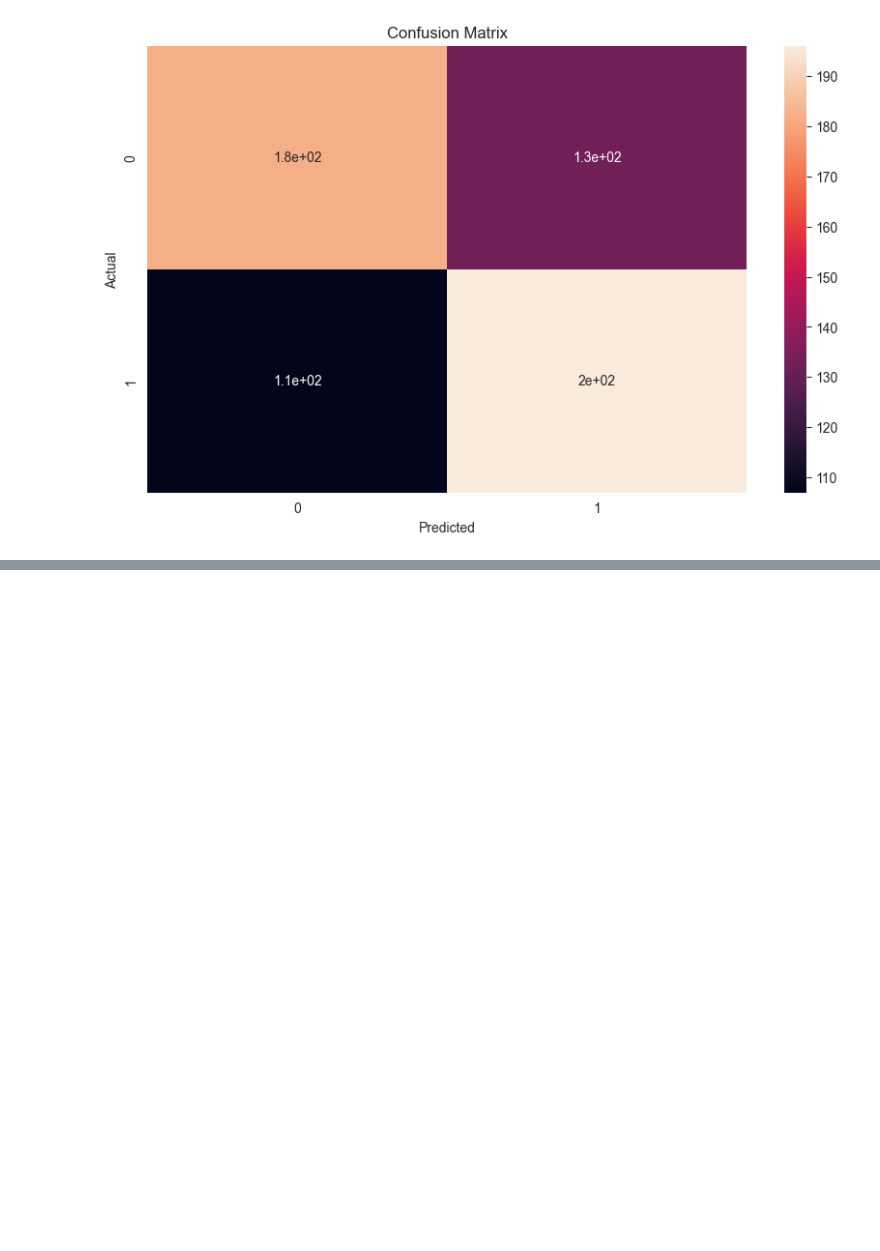
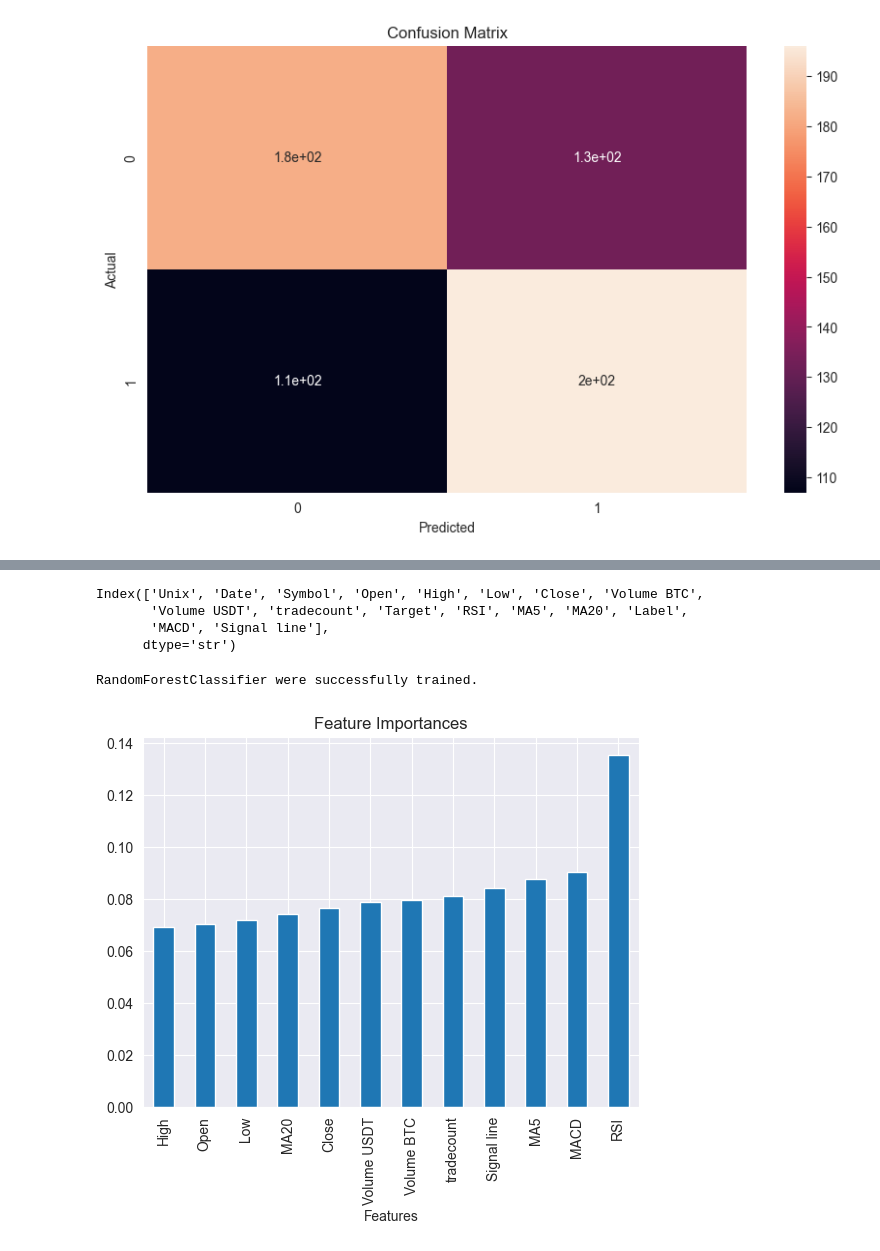
Before and after one commit to Artarazaz/BTC-predection-model, a Jupyter notebook: notebooks/data_preprocesing.ipynb, the cells around one changed output, grey strips where cells are left out. Drawn from its saved outputs; the diff is of its cells as text; code cells hidden in the pictures; blank space fills up the shorter version.

```diff
--- a/notebooks/data_preprocesing.ipynb
+++ b/notebooks/data_preprocesing.ipynb
@@ -560,3 +560,37 @@ df_with_ma.to_csv('../data/daily/BTCUSDT_d+MACD.csv', index=False)
 df_with_macd = pd.read_csv('../data/daily/BTCUSDT_d+MACD.csv')
 # %%
 df_with_macd.dropna(inplace=True)
+# %%
+df_with_macd.columns
+# %% [output]
+Index(['Unix', 'Date', 'Symbol', 'Open', 'High', 'Low', 'Close', 'Volume BTC',
+       'Volume USDT', 'tradecount', 'Target', 'RSI', 'MA5', 'MA20', 'Label',
+       'MACD', 'Signal line'],
+      dtype='str')
+# %%
+features = ['Open', 'High', 'Low', 'Close', 'Volume BTC',
+       'Volume USDT', 'tradecount', 'RSI', 'MA5', 'MA20',
+       'MACD', 'Signal line']
+# %%
+x = df_with_macd[features]
+y = df_with_macd['Label']
+# %%
+x_train, x_test, y_train, y_test = train_test_split(x, y, test_size=0.2, random_state=42)
+# %%
+RFC = RandomForestClassifier(n_estimators=200, random_state=42, n_jobs=-1)
+RFC.fit(x_train, y_train)
+
+print("RandomForestClassifier were successfully trained.")
+# %% [output]
+RandomForestClassifier were successfully trained.
+# %%
+importances = RFC.feature_importances_
+feature_importance_df = pd.Series(importances, index=features).sort_values(ascending=True)
+
+plt.figure()
+feature_importance_df.plot(kind='bar')
+plt.xlabel('Features')
+plt.title('Feature Importances')
+plt.show()
+# %% [output]
+[figure, added]
```
Also changed, not shown: parts of 9 cells of this notebook.
